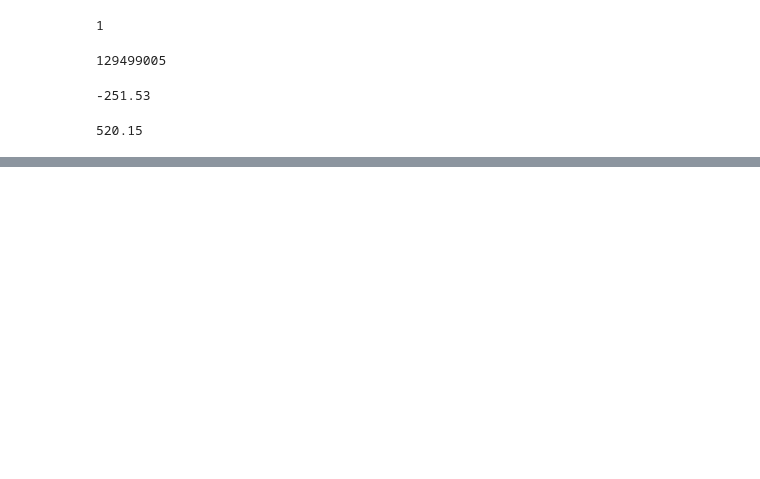
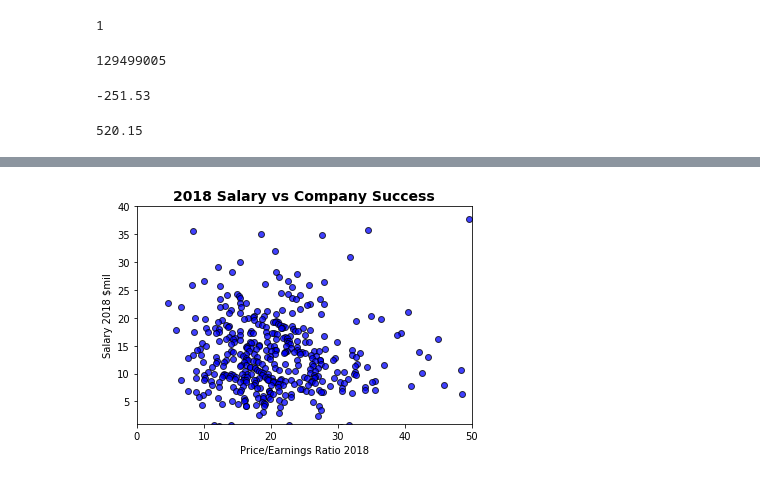
Before and after one commit to yujinie-choi/data_project_one, a Jupyter notebook: ceo_success.ipynb, the cells around one changed output, grey strips where cells are left out. Saved outputs shown, nothing was run; the diff lists cells and outputs as text; code cells hidden in the pictures; blank space fills up the shorter version.

```diff
--- a/ceo_success.ipynb
+++ b/ceo_success.ipynb
@@ -177,9 +187,10 @@ sector_ceo.PE_Ratio.max()
 # Scatterplot of CEO Salary and success measured by PE Ratios
 
 x_value = sector_ceo["PE_Ratio"]
-y_axis = sector_ceo["Salary"]
+y_axis = sector_ceo["Salary"]/1000000
 x_limit = 50 #Max was 250, mean was 25, took out outliers
-plt.ylim(1, 15000000) #Max is 130mil, took to down to 15mil
+
+plt.ylim(1, 40) #Max is 130mil, took to down to 30 mil
 plt.xlim(0, x_limit) #Min is -255
 
 x_axis = np.arange(0, x_limit, 50)
@@ -189,13 +200,13 @@ plt.scatter(x_value, y_axis, marker="o", facecolors="blue", edgecolors="black",
 
 # Incorporate the other graph properties
 
-plt.title("2018 Salary and Growth")
-plt.xlabel("PE Ratio 2018")
-plt.ylabel("Salary 2018")
-plt.legend(loc="upper right")
+plt.title("2018 Salary vs Company Success", fontsize=14, fontweight="bold")
+plt.xlabel("Price/Earnings Ratio 2018")
+plt.ylabel("Salary 2018 $mil")
+#plt.legend(loc="upper right")
 
 # Save Figure
-plt.savefig("salary_per.png")
+plt.savefig("scatter_salary_per.png")
 
 # Show plot
 plt.show()
@@ -205 +214,2 @@ plt.show()
+[figure, added]
 # %%
```
Also changed, not shown: parts of 19 cells of this notebook.
